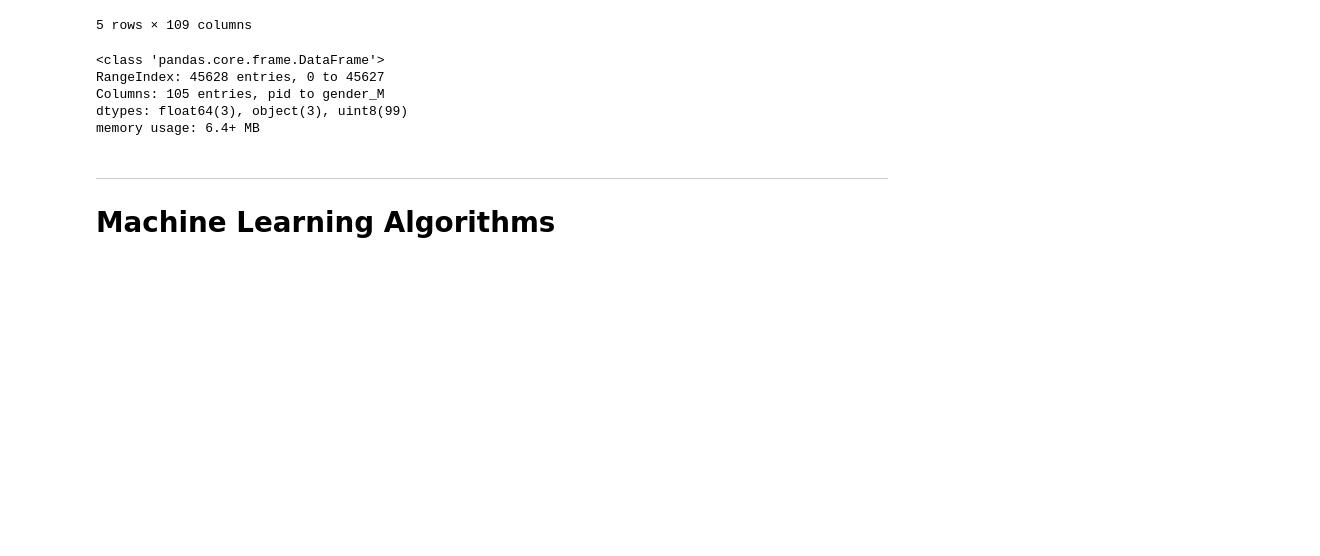
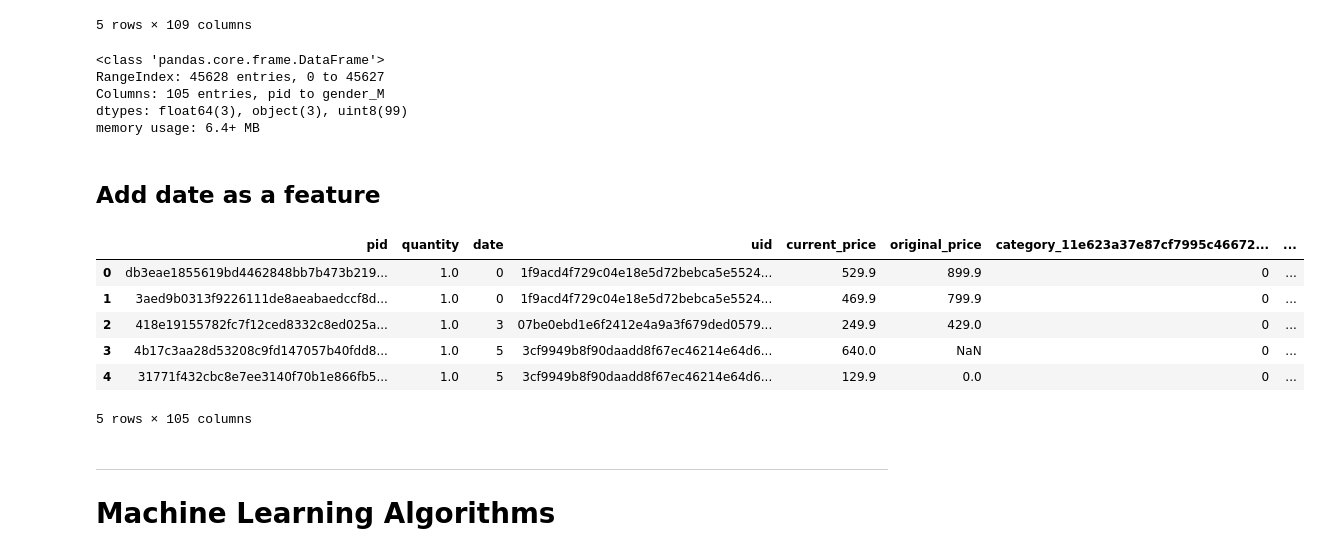
Before and after one commit to igoryamamoto/machine-learning-challenge, a Jupyter notebook: Igor.ipynb, the cells around one changed output. Cells and saved outputs as stored; diff of their text form; code cells hidden in the pictures; blank space fills up the shorter version.

Commit message:
Include weekday as a feature

```diff
--- a/Igor.ipynb
+++ b/Igor.ipynb
@@ -168,6 +168,23 @@ RangeIndex: 45628 entries, 0 to 45627
 Columns: 105 entries, pid to gender_M
 dtypes: float64(3), object(3), uint8(99)
 memory usage: 6.4+ MB
+# %% [markdown]
+## Add date as a feature
+# %%
+from datetime import datetime
+for i,d in enumerate(purchase2.date.values):
+    weekday = datetime.strptime(d, "%Y-%m-%d %H:%M:%S").weekday()
+    purchase2.date.values[i] = weekday
+# %%
+purchase2.head()
+# %% [output]
+|  | pid | quantity | date | uid | current_price | original_price | category_11e623a37e87cf7995c46672... | ... |
+| 0 | db3eae1855619bd4462848bb7b473b219... | 1.0 | 0 | 1f9acd4f729c04e18e5d72bebca5e5524... | 529.9 | 899.9 | 0 | ... |
+| 1 | 3aed9b0313f9226111de8aeabaedccf8d... | 1.0 | 0 | 1f9acd4f729c04e18e5d72bebca5e5524... | 469.9 | 799.9 | 0 | ... |
+| 2 | 418e19155782fc7f12ced8332c8ed025a... | 1.0 | 3 | 07be0ebd1e6f2412e4a9a3f679ded0579... | 249.9 | 429.0 | 0 | ... |
+| 3 | 4b17c3aa28d53208c9fd147057b40fdd8... | 1.0 | 5 | 3cf9949b8f90daadd8f67ec46214e64d6... | 640.0 | NaN | 0 | ... |
+| 4 | 31771f432cbc8e7ee3140f70b1e866fb5... | 1.0 | 5 | 3cf9949b8f90daadd8f67ec46214e64d6... | 129.9 | 0.0 | 0 | ... |
+5 rows × 105 columns
 # %% [markdown]
 ---
 # Machine Learning Algorithms
```
Also changed, not shown: parts of 23 cells of this notebook, 3 other files.
